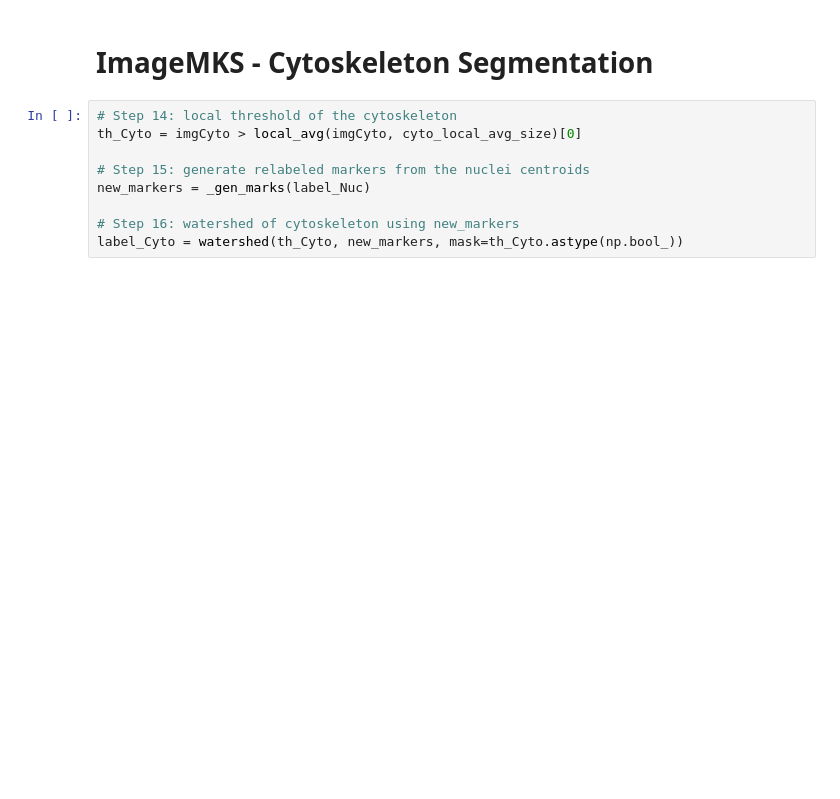
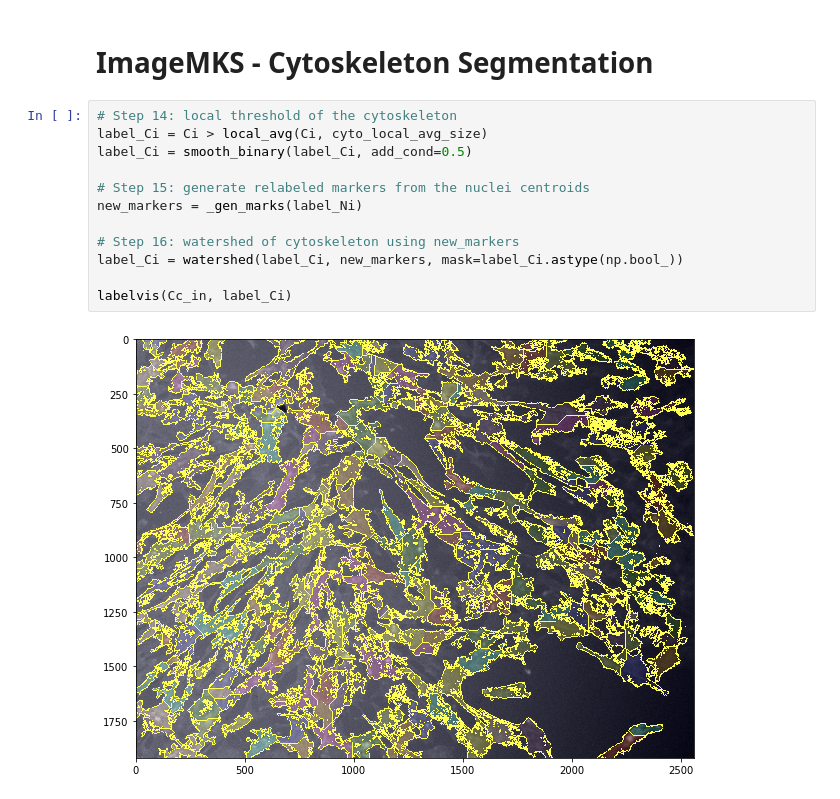
Before and after one commit to SvenPVoigt/ImageMKS, a Jupyter notebook: tested_notebooks/Verifying_FluorCell_Workflow.ipynb, the cells around one changed output. Cells and saved outputs as stored; diff of their text form; blank space fills up the shorter version.

```diff
--- a/tested_notebooks/Verifying_FluorCell_Workflow.ipynb
+++ b/tested_notebooks/Verifying_FluorCell_Workflow.ipynb
@@ -296,10 +314,15 @@ labelvis(Nc_in, label_Ni)
 # ImageMKS - Cytoskeleton Segmentation
 # %%
 # Step 14: local threshold of the cytoskeleton
-th_Cyto = imgCyto > local_avg(imgCyto, cyto_local_avg_size)[0]
+label_Ci = Ci > local_avg(Ci, cyto_local_avg_size)
+label_Ci = smooth_binary(label_Ci, add_cond=0.5)
 
 # Step 15: generate relabeled markers from the nuclei centroids
-new_markers = _gen_marks(label_Nuc)
+new_markers = _gen_marks(label_Ni)
 
 # Step 16: watershed of cytoskeleton using new_markers
-label_Cyto = watershed(th_Cyto, new_markers, mask=th_Cyto.astype(np.bool_))
+label_Ci = watershed(label_Ci, new_markers, mask=label_Ci.astype(np.bool_))
+
+labelvis(Cc_in, label_Ci)
+# %% [output]
+[figure, added]
```
Also changed, not shown: parts of 6 cells of this notebook, 5 other files.
